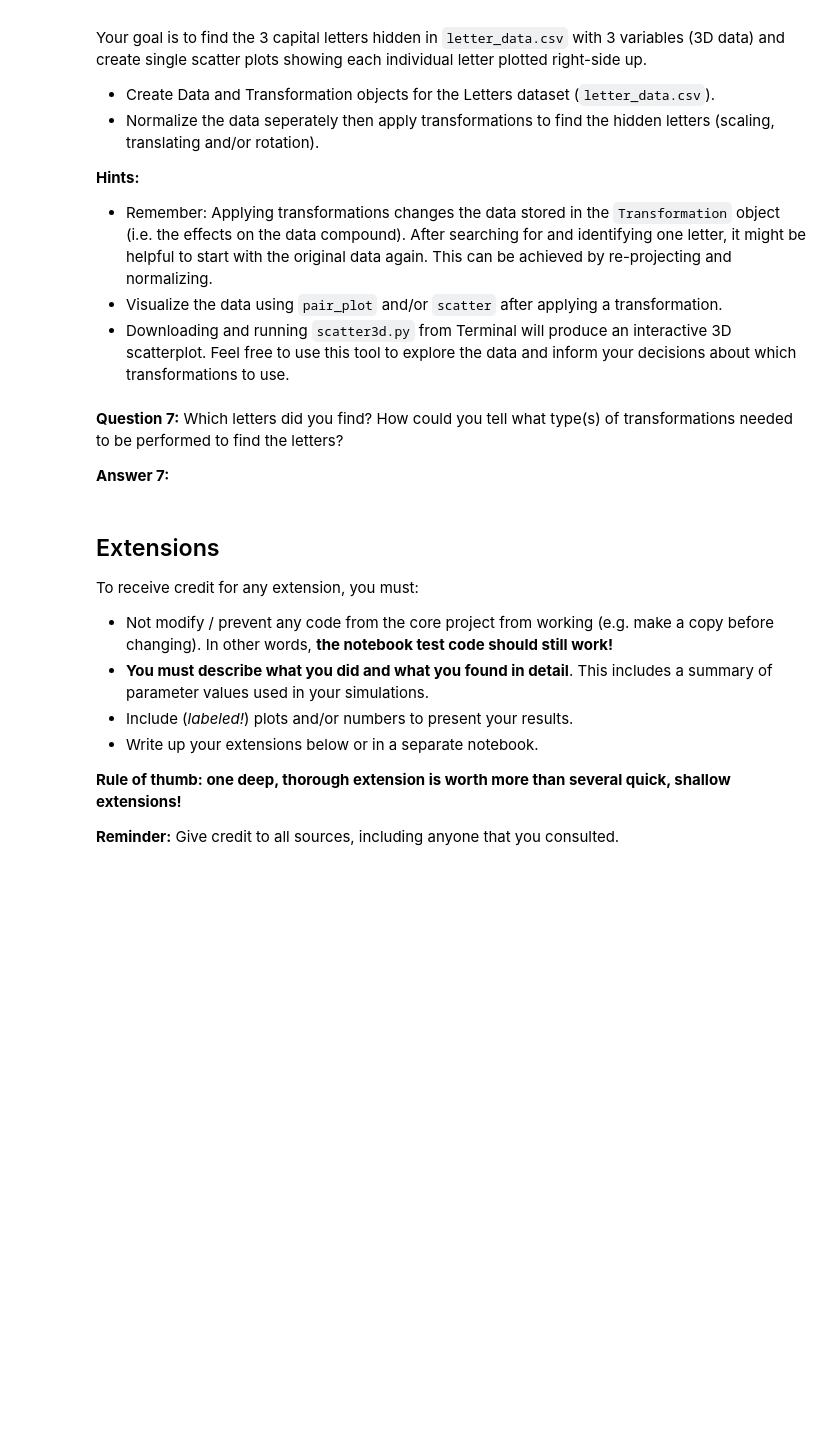
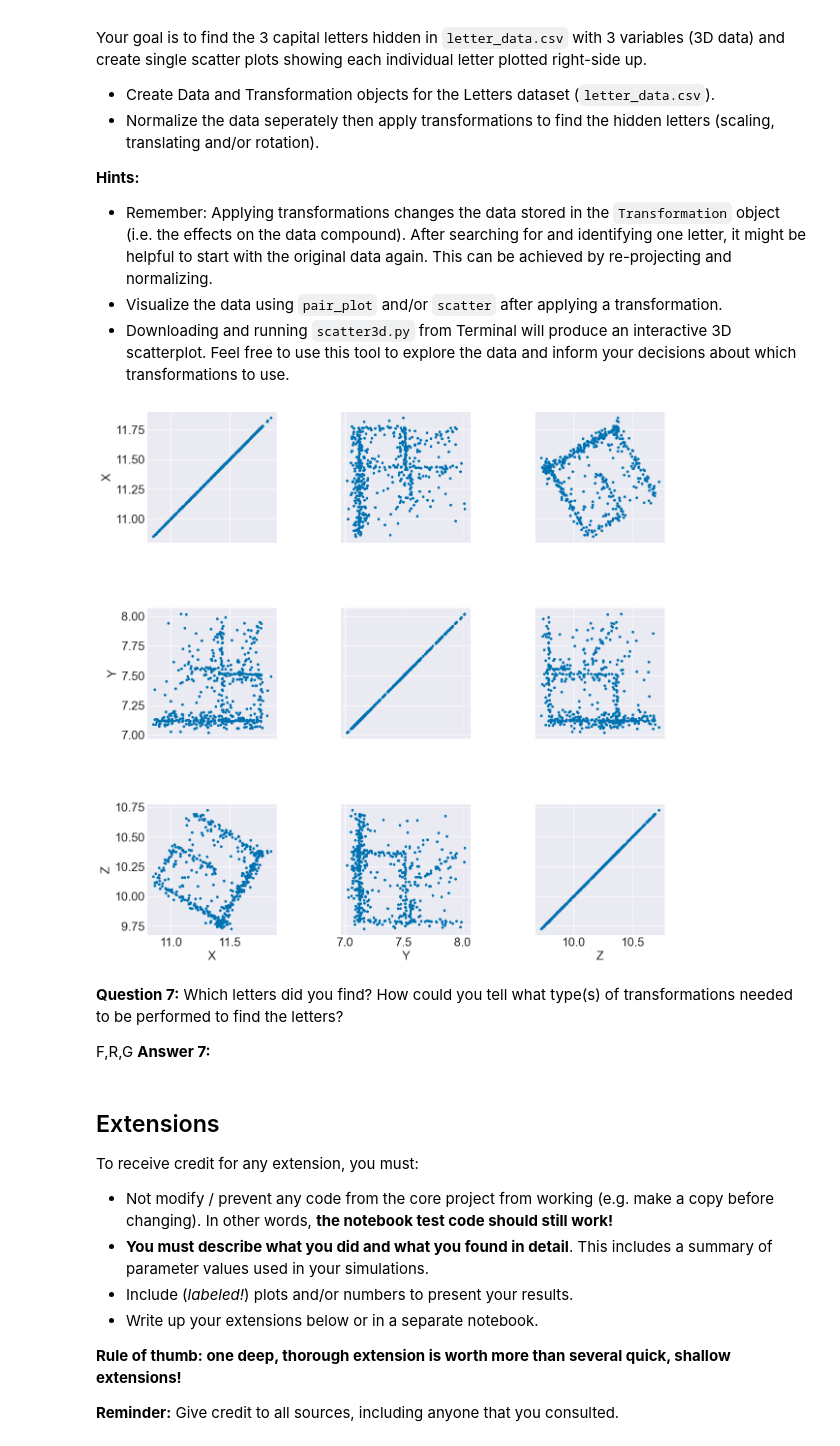
Before and after one commit to derekhessinger/Matrix_Transformations, a Jupyter notebook: transformations.ipynb, the cells around one changed output. Drawn from its saved outputs; the diff is of its cells as text; code cells hidden in the pictures; blank space fills up the shorter version.

```diff
--- a/transformations.ipynb
+++ b/transformations.ipynb
@@ -533,6 +571,20 @@ Your goal is to find the 3 capital letters hidden in `letter_data.csv` with 3 va
+# %%
+# Your code here
+letter_data = data.Data('data/letter_data.csv')
+letter_trans = transformation.Transformation(letter_data)
+headers = letter_data.get_headers()
+letter_trans.project(headers)
+
+letter_trans.normalize_separately()
+
+fig, axes = letter_trans.pair_plot(headers)
+fig.subplots_adjust(bottom=0.0, right=1.0, top=0.9, hspace = 0.5, wspace = 0.5)
+# %% [output]
+[figure, added]
 # %% [markdown]
 **Question 7:** Which letters did you find?  How could you tell what type(s) of transformations needed to be performed to find the letters?
 
+F,R,G
 **Answer 7:**
 # %% [markdown]
 ## Extensions
```
Also changed, not shown: parts of 19 cells of this notebook.
